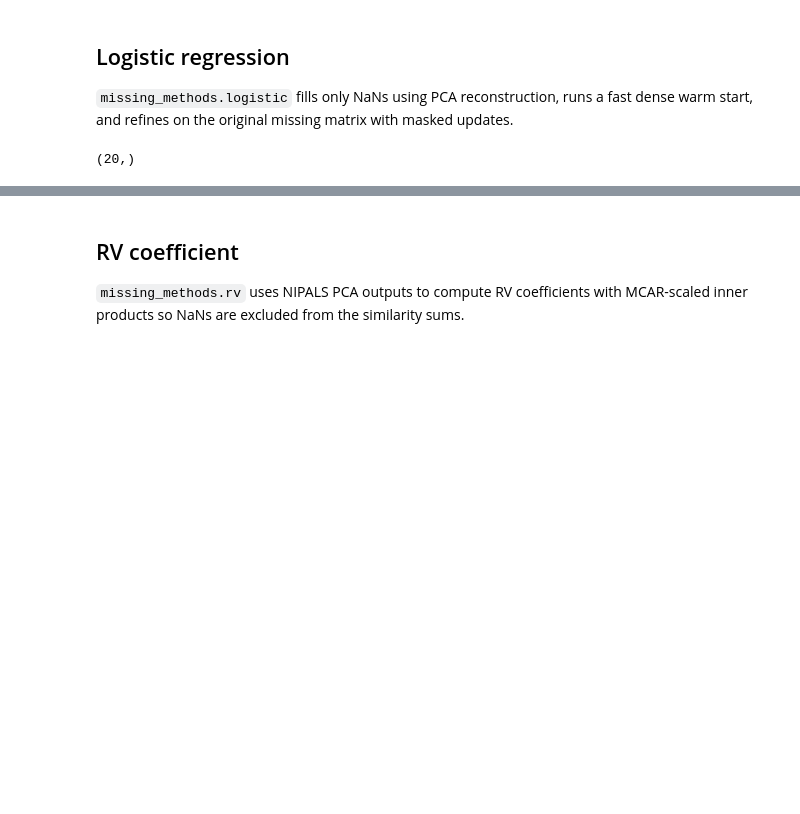
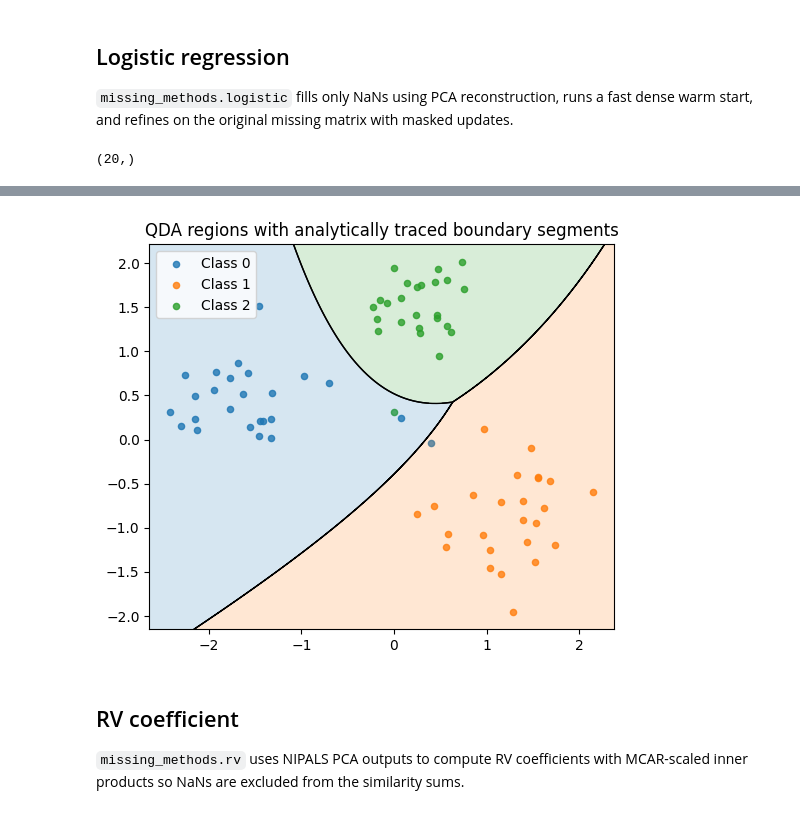
Before and after one commit to khliland/missing-methods, a Jupyter notebook: examples/examples.ipynb, the cells around one changed output, grey strips where cells are left out. Drawn from its saved outputs; the diff is of its cells as text; code cells hidden in the pictures; blank space fills up the shorter version.

```diff
--- a/examples/examples.ipynb
+++ b/examples/examples.ipynb
@@ -100,3 +159,48 @@ logit_result["probabilities"].shape
+# %%
+rng = np.random.default_rng(19)
+X0 = rng.normal(loc=(-1.6, 0.4), scale=(0.45, 0.30), size=(25, 2))
+X1 = rng.normal(loc=(1.2, -0.9), scale=(0.35, 0.45), size=(25, 2))
+X2 = rng.normal(loc=(0.3, 1.5), scale=(0.30, 0.30), size=(25, 2))
+X = np.vstack([X0, X1, X2])
+y = np.array([0] * 25 + [1] * 25 + [2] * 25)
+X[[2, 9, 17, 33, 41, 58], [0, 1, 0, 1, 0, 1]] = np.nan
+
+qda_result = qda(X, y, impute_ncomp=0.9)
+conics = qda_pairwise_conics(qda_result)
+len(conics)
+
+import matplotlib.pyplot as plt
+X_filled = qda_result["filled_X"]
+fig, ax = plt.subplots(figsize=(6, 5))
+class_colors = get_class_colors(len(qda_result["classes"]))
+for idx, cls in enumerate(qda_result["classes"]):
+    mask = y == cls
+    ax.scatter(
+        X_filled[mask, 0],
+        X_filled[mask, 1],
+        s=20,
+        alpha=0.8,
+        color=class_colors[idx],
+        label=f"Class {cls}",
+    )
+plot_qda_regions(
+    qda_result,
+    ax=ax,
+    alpha=0.18,
+    resolution=200,
+    draw_pairwise=False,
+)
+plot_qda_boundary_segments(
+    qda_result,
+    ax=ax,
+    n_samples=1200,
+    line_kwargs={"color": "black", "linewidth": 1.0},
+)
+ax.set_title("QDA regions with analytically traced boundary segments")
+ax.legend()
+plt.show()
+# %% [output]
+[figure, added]
 # %% [markdown]
 ## RV coefficient
 `missing_methods.rv` uses NIPALS PCA outputs to compute RV coefficients with MCAR-scaled inner products so NaNs are excluded from the similarity sums.
```
Also changed, not shown: parts of 7 cells of this notebook, 6 other files.
